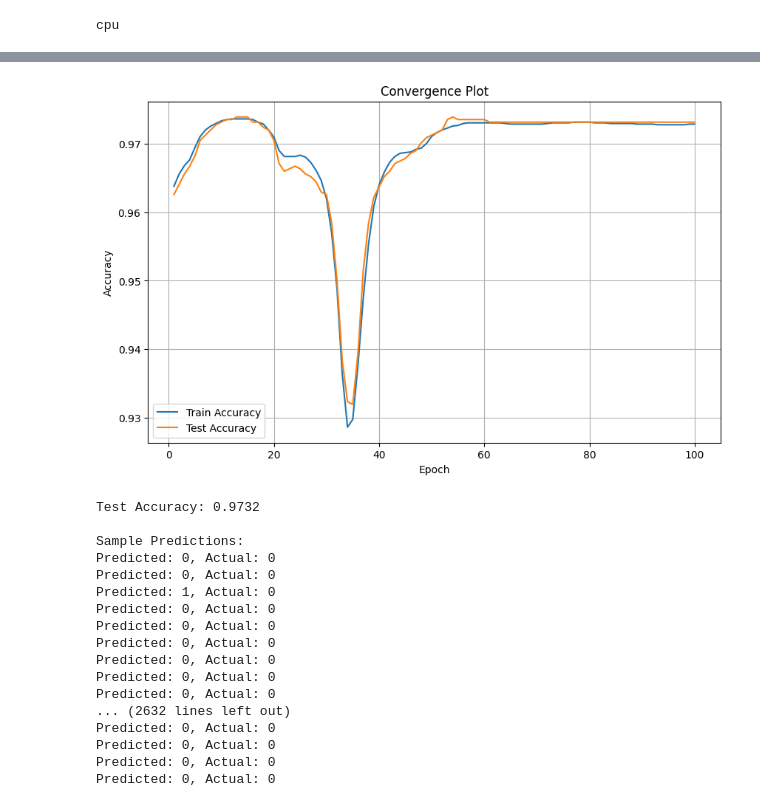
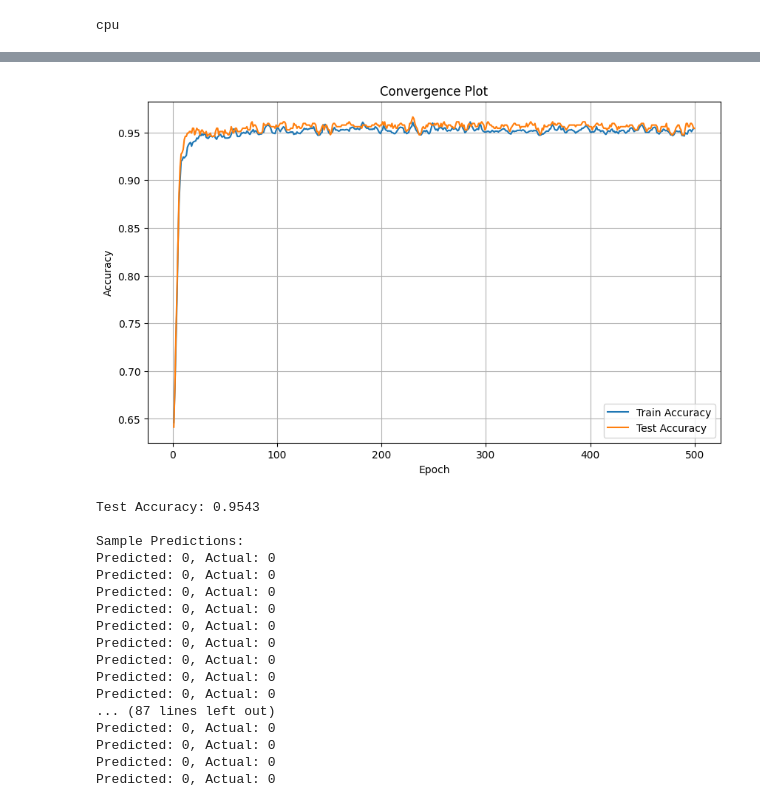
Before and after one commit to CMU-CBML/NDD_ML, a Jupyter notebook: test_SplineCNN_withCora.ipynb, the cells around one changed output, grey strips where cells are left out. Cells and saved outputs as stored; diff of their text form; code cells hidden in the pictures.

```diff
--- a/test_SplineCNN_withCora.ipynb
+++ b/test_SplineCNN_withCora.ipynb
@@ -43,5 +34,3 @@ Number of graphs in the dataset: Data(x=[2708, 1433], edge_index=[2, 10556], y=[
-# %%
-filename = './dataset/NDD/physics_allparticle_044700.vtk'
 # %%
 """
 This function `read_mesh(filename)` processes a VTK file containing mesh data to extract points, elements, and scalar values.
@@ -124,7 +113,7 @@ def split_edge_by_nodes(edge, points, grid, grid_size=1.0):
 
     return [(split_points[i], split_points[i + 1]) for i in range(len(split_points) - 1)]
 
-def read_mesh(filename, grid_size=1.0):
+def read_mesh(filename, grid_size=1.0, verbose=1.0):
     with open(filename, 'r') as file:
         lines = file.readlines()
 
@@ -198,8 +187,8 @@ def read_mesh(filename, grid_size=1.0):
     new_edges = set()
     total_edges = len(edges)
     for i, edge in enumerate(edges):
-        if i % 100 == 0:  # Print progress every 100 edges
-            print(f"Processing edge {i + 1}/{total_edges} ({(i + 1) / total_edges * 100:.2f}%)")
+        # if verbose == 1 and i % 1000 == 0:  # Print progress every 100 edges
+            # print(f"Processing edge {i + 1}/{total_edges} ({(i + 1) / total_edges * 100:.2f}%)")
 
         split_edges = split_edge_by_nodes(edge, unique_points, grid, grid_size)
         new_edges.update(split_edges)
@@ -214,9 +203,9 @@ def read_mesh(filename, grid_size=1.0):
 
     return unique_points, deduplicated_data, elements, edge_attributes
 
-# Usage
-points, point_data, elements, edge_attributes = read_mesh('./dataset/NDD/physics_allparticle_044600.vtk')
-print("Points (deduplicated):", points)
-print("Scalar Fields:", point_data)
-print("Elements (remapped indices):", elements)
-print("Edge Attributes:", edge_attributes)
+# # Usage
+# points, point_data, elements, edge_attributes = read_mesh('./dataset/NDD/physics_allparticle_044600.vtk')
+# print("Points (deduplicated):", points)
+# print("Scalar Fields:", point_data)
+# print("Elements (remapped indices):", elements)
+# print("Edge Attributes:", edge_attributes)
@@ -403,0 +743,15 @@ Data(x=[13223, 2], edge_index=[2, 26248], edge_attr=[26248, 1], y=[13223], train
+# %%
+# Normalize features
+data = normalize_features(data)
+
+# Add gradient features
+data = add_gradient_features(data, data.edge_index)
+
+# Optionally, rotate points for augmentation
+data = rotate_points(data, 45)  # Rotate by 45 degrees
+
+# # Oversample minority class to balance the dataset
+# data = oversample_minority_class(data)
+
+# Print data to verify changes
+print(data)
@@ -475,16 +915,16 @@ Epoch: 100, Train: 0.9729, Test: 0.9732
 # %%
 # Plot the convergence of training and test accuracy
 plt.figure(figsize=(10, 6))
-plt.plot(range(1, 101), train_acc_list, label='Train Accuracy')
-plt.plot(range(1, 101), test_acc_list, label='Test Accuracy')
+plt.plot(range(1, 501), train_acc_list, label='Train Accuracy')
+plt.plot(range(1, 501), test_acc_list, label='Test Accuracy')
 plt.xlabel('Epoch')
 plt.ylabel('Accuracy')
 plt.title('Convergence Plot')
 plt.legend()
 plt.grid(True)
 plt.show()
 # %% [output]
-[figure, old version]
+[figure, new version]
 # %%
 @torch.no_grad()
 def evaluate_model(data, model):
@@ -504,26 +944,26 @@ def evaluate_model(data, model):
 
     # Print a few sample predictions versus actual values
     print("\nSample Predictions:")
-    num_samples = min(10, len(pred))  # Show up to 10 samples
+    num_samples = min(100, len(pred))  # Show up to 10 samples
     for i in range(num_samples):
         print(f'Predicted: {pred[i].item()}, Actual: {actual[i].item()}')
 
 # Call the evaluation function after training is complete
 evaluate_model(data, model)
 # %% [output]
-Test Accuracy: 0.9732
+Test Accuracy: 0.9543
 
 Sample Predictions:
-Predicted: 0, Actual: 0
-Predicted: 0, Actual: 0
-Predicted: 1, Actual: 0
 Predicted: 0, Actual: 0
 Predicted: 0, Actual: 0
 Predicted: 0, Actual: 0
 Predicted: 0, Actual: 0
 Predicted: 0, Actual: 0
 Predicted: 0, Actual: 0
-... (2632 lines left out)
+Predicted: 0, Actual: 0
+Predicted: 0, Actual: 0
+Predicted: 0, Actual: 0
+... (87 lines left out)
 Predicted: 0, Actual: 0
 Predicted: 0, Actual: 0
 Predicted: 0, Actual: 0
```
Also changed, not shown: parts of 20 cells of this notebook, 57 other files.
